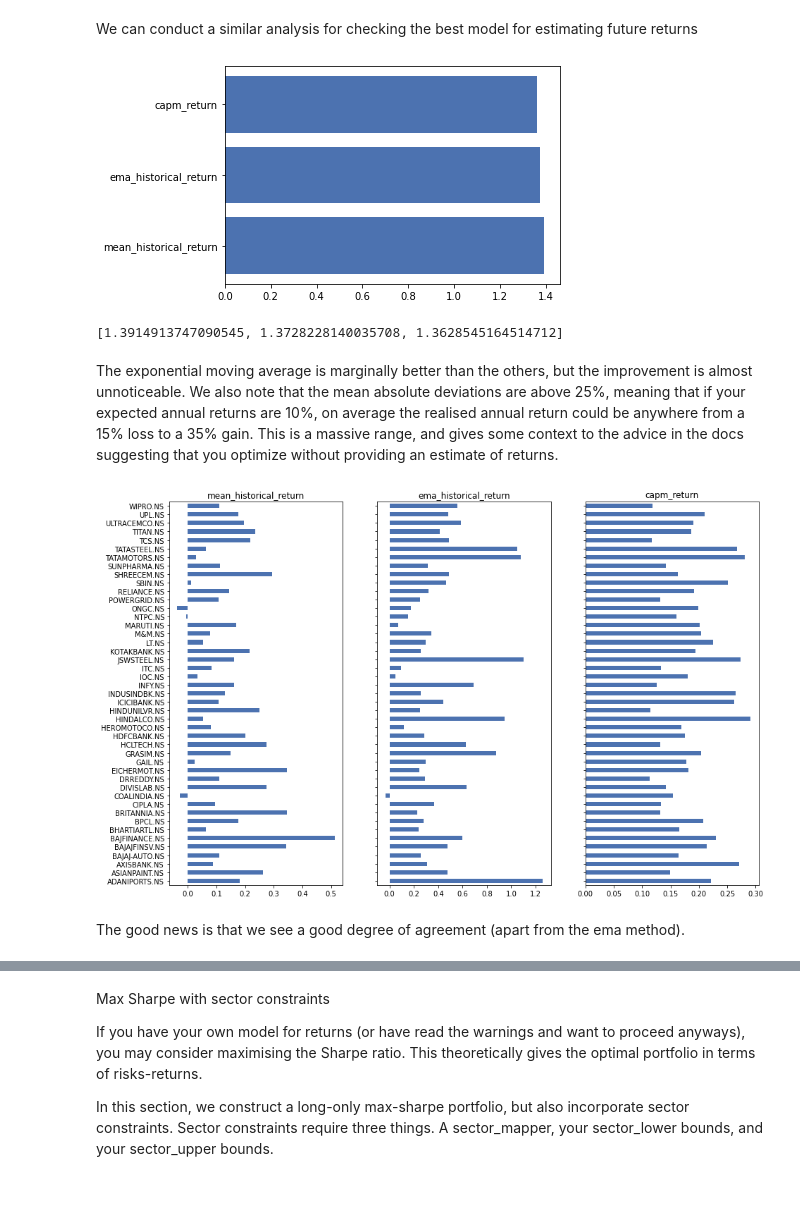
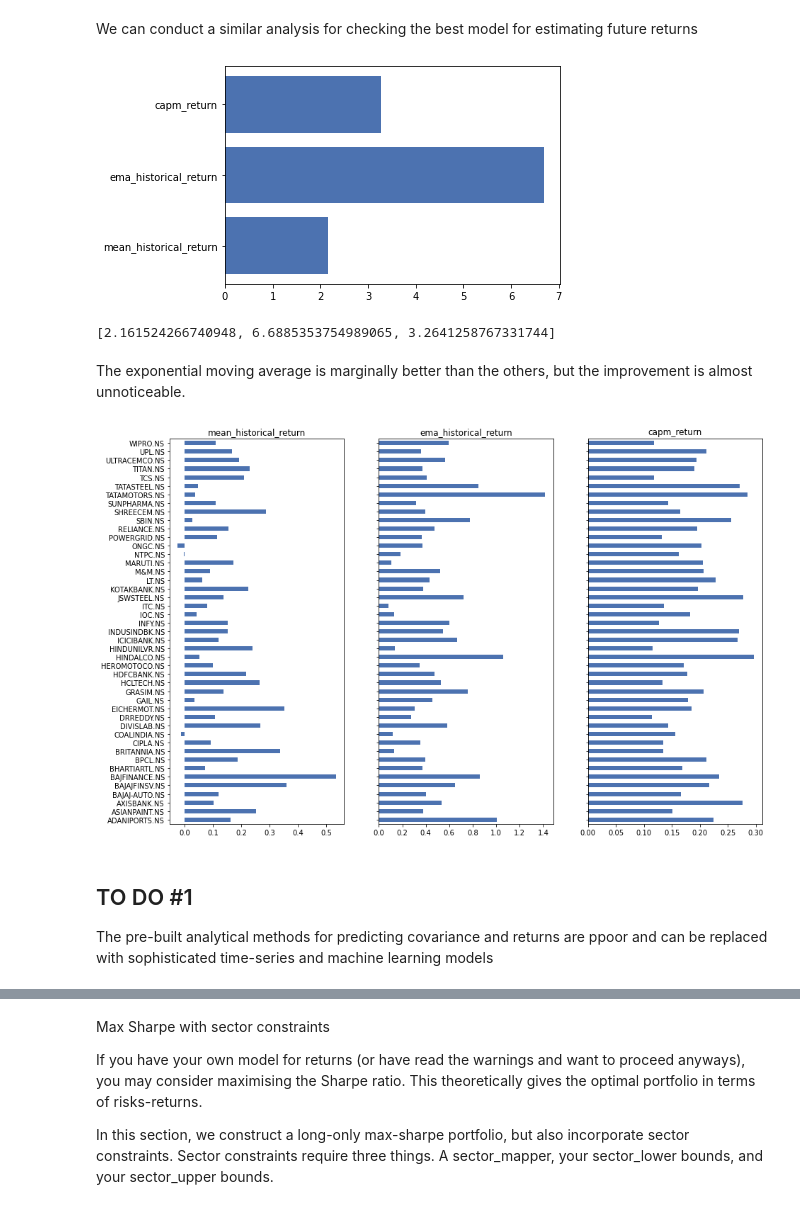
Before and after one commit to suppureme/EPAT-PortfolioManagement, a Jupyter notebook: Portfolio Optimization Techniques.ipynb, the cells around one changed output, grey strips where cells are left out. Drawn from its saved outputs; the diff is of its cells as text; code cells hidden in the pictures.

```diff
--- a/Portfolio Optimization Techniques.ipynb
+++ b/Portfolio Optimization Techniques.ipynb
@@ -113,7 +118,7 @@ Methods for estimating both returns and risk are located in the helper scripts
 expected_returns.py and risk_models.py respectively
 # %%
 #Train-test split
-past_df, future_df = df.iloc[:-25], df.iloc[-25:]
+past_df, future_df = df.iloc[:-50], df.iloc[-50:]
 future_cov = risk_models.sample_cov(future_df)
 
 sample_cov = risk_models.sample_cov(past_df)
@@ -147,7 +152,7 @@ risk_methods = [
 for method in risk_methods:
     S = risk_models.risk_matrix(df, method=method)
     variance = np.diag(S)
-    mean_abs_errors.append(np.sum(np.abs(variance - future_variance)) / len(variance))
+    mean_abs_errors.append(np.sum(np.abs((variance - future_variance)/future_variance)) / len(variance))
 
 xrange = range(len(mean_abs_errors))
 plt.barh(xrange, mean_abs_errors)
@@ -173,28 +178,29 @@ We can conduct a similar analysis for checking the best model for estimating fut
 # %%
 future_rets = expected_returns.mean_historical_return(future_df)
 mean_abs_errors = []
 return_methods = [
     "mean_historical_return",
     "ema_historical_return",
     "capm_return",
     ]
 
 for method in return_methods:
     mu = expected_returns.return_model(past_df, method=method)
-    mean_abs_errors.append(np.sum(np.abs(mu - future_rets)) / len(mu))
+    mean_abs_errors.append(np.sum(np.abs((mu - future_rets)/future_rets)) / len(mu))
 
 xrange = range(len(mean_abs_errors))
 plt.barh(xrange, mean_abs_errors)
 plt.yticks(xrange, return_methods)
 plt.show()
 # %% [output]
-[figure, old version]
+[figure, new version]
 # %%
 print(mean_abs_errors)
 # %% [output]
-[1.3914913747090545, 1.3728228140035708, 1.3628545164514712]
+[2.161524266740948, 6.6885353754989065, 3.2641258767331744]
-# %% [markdown]
-The exponential moving average is marginally better than the others, but the improvement is almost unnoticeable. We also note that the mean absolute deviations are above 25%, meaning that if your expected annual returns are 10%, on average the realised annual return could be anywhere from a 15% loss to a 35% gain. This is a massive range, and gives some context to the advice in the docs suggesting that you optimize without providing an estimate of returns.
+# %% [markdown]
+The exponential moving average is marginally better than the others,
+but the improvement is almost unnoticeable.
 # %%
 
 fig, axs = plt.subplots( 1, len(return_methods),sharey=True, figsize=(15,10))
@@ -204,7 +210,9 @@ for i, method in enumerate(return_methods):
     axs[i].set_title(method)
     mu.plot.barh(ax=axs[i])
 # %% [output]
-[figure, old version]
+[figure, new version]
-# %% [markdown]
-The good news is that we see a good degree of agreement (apart from the ema method).
+# %% [markdown]
+## TO DO #1
+The pre-built analytical methods for predicting covariance and returns are ppoor and can be replaced with
+sophisticated time-series and machine learning models
 # %% [markdown]
```
Also changed, not shown: parts of 23 cells of this notebook.
